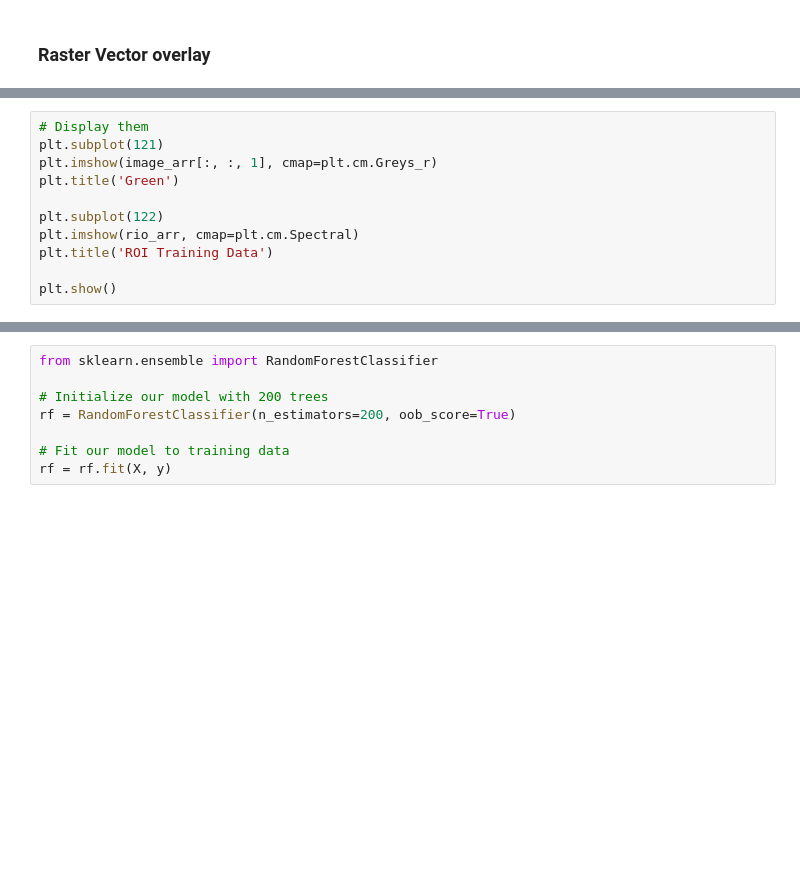
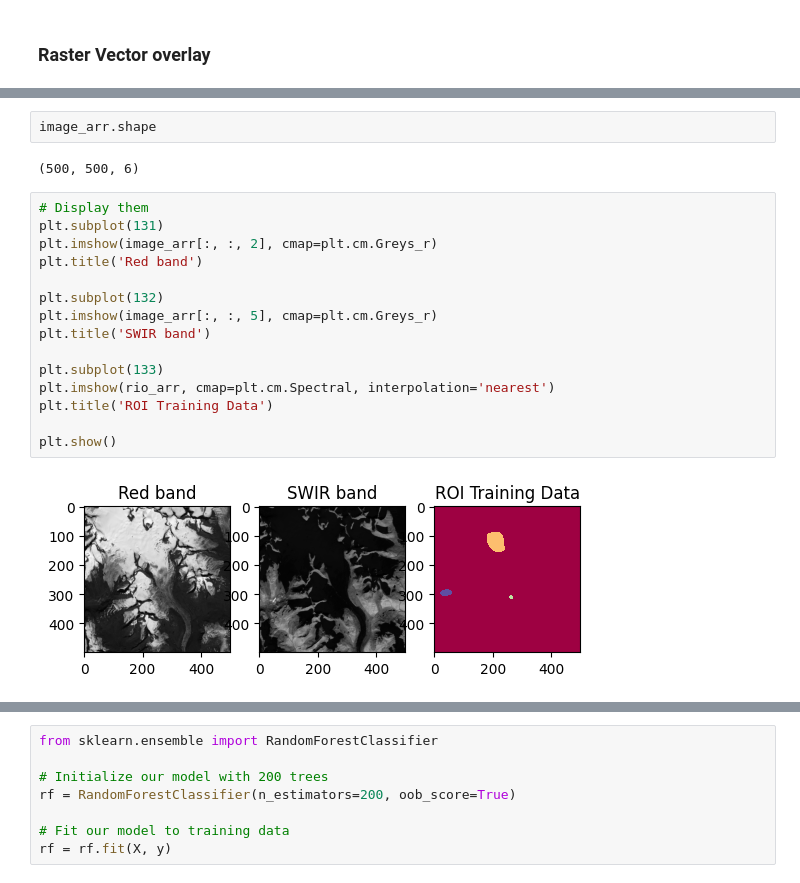
Before and after one commit to lbrodsky/ml_geography, a Jupyter notebook: 04_GeoPython/04_3_LAB_mlgeo_GeoPython_geopandas_meets_rasterio.ipynb, the cells around one changed output, grey strips where cells are left out. Drawn from its saved outputs; the diff is of its cells as text; blank space fills up the shorter version.

```diff
--- a/04_GeoPython/04_3_LAB_mlgeo_GeoPython_geopandas_meets_rasterio.ipynb
+++ b/04_GeoPython/04_3_LAB_mlgeo_GeoPython_geopandas_meets_rasterio.ipynb
@@ -100,11 +161,21 @@ rio_arr.shape
+# %%
+image_arr.shape
+# %% [output]
+(500, 500, 6)
 # %%
 # Display them
-plt.subplot(121)
-plt.imshow(image_arr[:, :, 1], cmap=plt.cm.Greys_r)
-plt.title('Green')
+plt.subplot(131)
+plt.imshow(image_arr[:, :, 2], cmap=plt.cm.Greys_r)
+plt.title('Red band')
 
-plt.subplot(122)
-plt.imshow(rio_arr, cmap=plt.cm.Spectral)
+plt.subplot(132)
+plt.imshow(image_arr[:, :, 5], cmap=plt.cm.Greys_r)
+plt.title('SWIR band')
+
+plt.subplot(133)
+plt.imshow(rio_arr, cmap=plt.cm.Spectral, interpolation='nearest')
 plt.title('ROI Training Data')
 
 plt.show()
+# %% [output]
+[figure, added]
```
Also changed, not shown: parts of 36 cells of this notebook, 1 other file.
